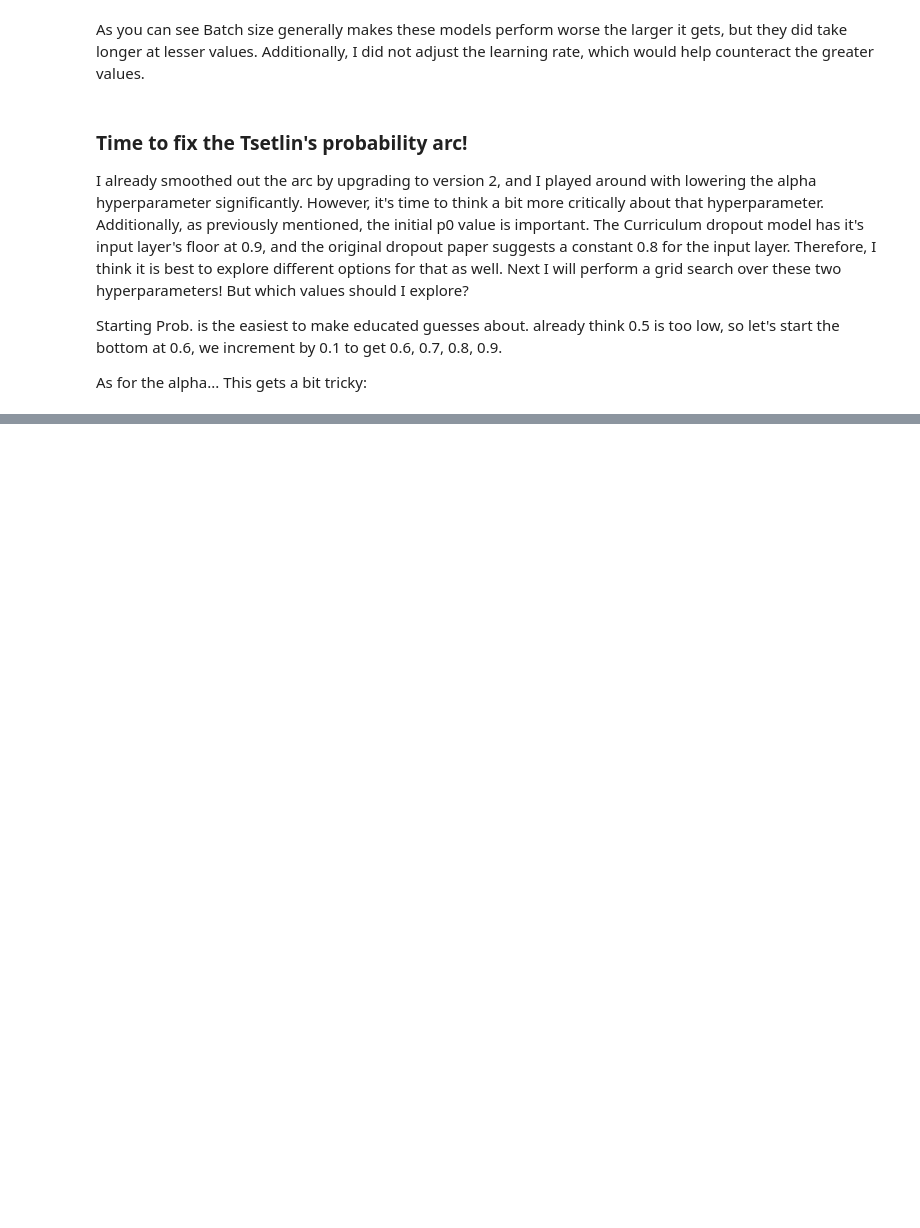
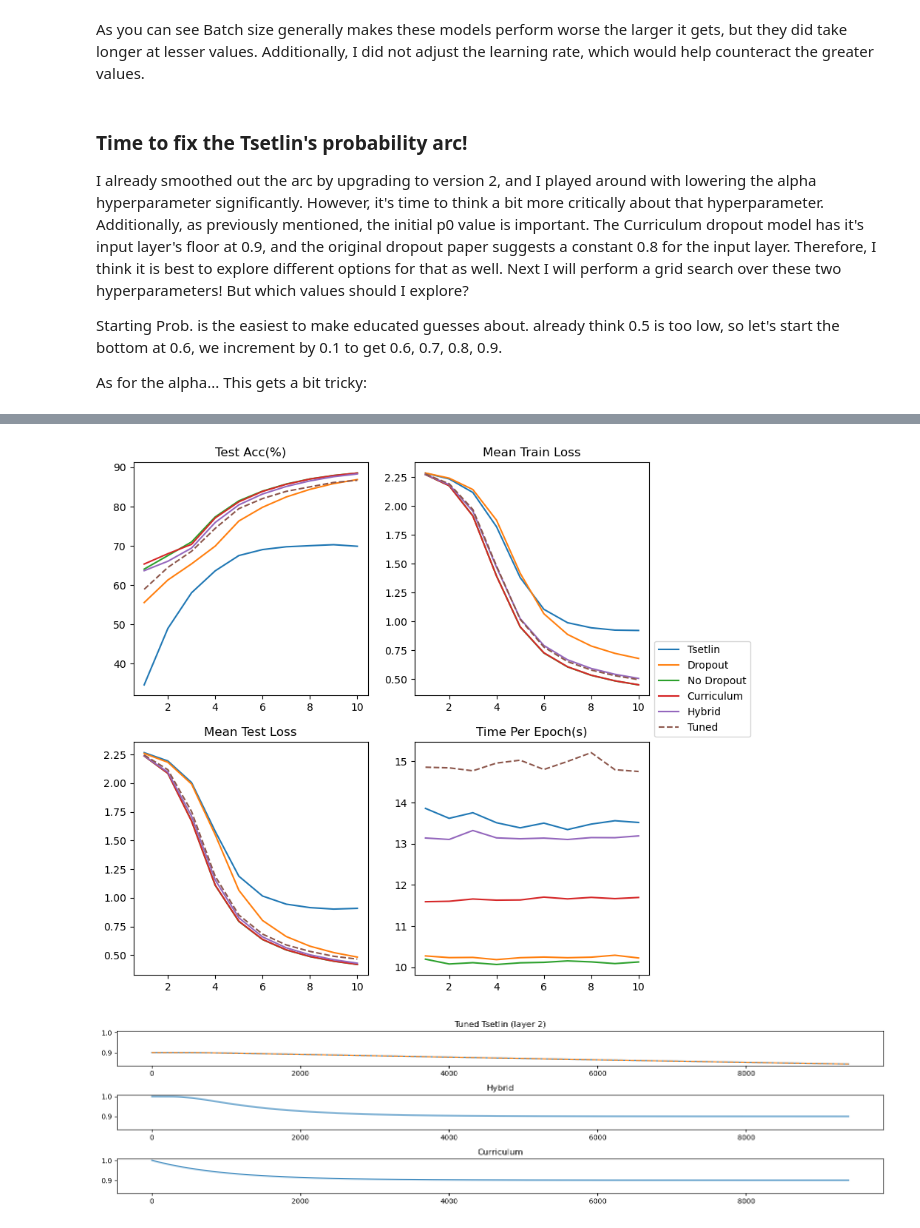
Before and after one commit to pjmcc2/dropoutResearch, a Jupyter notebook: results/Experiments on Version 2.ipynb, the cells around one changed output, grey strips where cells are left out. Cells and saved outputs as stored; diff of their text form; code cells hidden in the pictures; blank space fills up the shorter version.

```diff
--- a/results/Experiments on Version 2.ipynb
+++ b/results/Experiments on Version 2.ipynb
@@ -265,0 +256,64 @@ I will add it to the graph!
+# %%
+best = pd.read_csv(r"MNIST/2000 Model/MNIST_best_tset.csv")
+bmean = get_avg(best, "Epoch")
+
+x = np.arange(1,11)
+fig,ax = plt.subplots(2,2,figsize=(9,9))
+
+
+ax[0,0].plot(x,tmean['Test Acc(%)'],label="Tsetlin")
+ax[0,0].plot(x,dmean['Test Acc(%)'],label="Dropout")
+ax[0,0].plot(x,nmean['Test Acc(%)'],label="No Dropout")
+ax[0,0].plot(x,cmean['Test Acc(%)'],label="Curriculum")
+ax[0,0].plot(x,hmean['Test Acc(%)'],label="Hybrid")
+ax[0,0].plot(x,bmean['Test Acc(%)'],label="Tuned", linestyle="--")
+ax[0,0].set_title("Test Acc(%)")
+
+ax[0,1].plot(x,tmean["Mean Train Loss"],label="Tsetlin")
+ax[0,1].plot(x,dmean["Mean Train Loss"],label="Dropout")
+ax[0,1].plot(x,nmean["Mean Train Loss"],label="No Dropout")
+ax[0,1].plot(x,cmean["Mean Train Loss"],label="Curriculum")
+ax[0,1].plot(x,hmean["Mean Train Loss"],label="Hybrid")
+ax[0,1].plot(x,bmean["Mean Train Loss"],label="Tuned", linestyle="--")
+ax[0,1].set_title("Mean Train Loss")
+
+ax[1,0].plot(x,tmean["Mean Test Loss"],label="Tsetlin")
+ax[1,0].plot(x,dmean['Mean Test Loss'],label="Dropout")
+ax[1,0].plot(x,nmean['Mean Test Loss'],label="No Dropout")
+ax[1,0].plot(x,cmean['Mean Test Loss'],label="Curriculum")
+ax[1,0].plot(x,hmean['Mean Test Loss'],label="Hybrid")
+ax[1,0].plot(x,bmean["Mean Test Loss"],label="Tuned", linestyle="--")
+ax[1,0].set_title("Mean Test Loss")
+
+
+ax[1,1].plot(x,tmean["Time Per Epoch(s)"],label="Tsetlin")
+ax[1,1].plot(x,dmean["Time Per Epoch(s)"],label="Dropout")
+ax[1,1].plot(x,nmean["Time Per Epoch(s)"],label="No Dropout")
+ax[1,1].plot(x,cmean["Time Per Epoch(s)"],label="Curriculum")
+ax[1,1].plot(x,hmean["Time Per Epoch(s)"],label="Hybrid")
+ax[1,1].plot(x,bmean["Time Per Epoch(s)"],label="Tuned", linestyle="--")
+ax[1,1].set_title("Time Per Epoch(s)")
+
+plt.legend(loc="lower left",bbox_to_anchor=(1,1))
+plt.show()
+
+bprobs = pd.read_csv(r"MNIST/2000 Model/MNIST_best_tset_probs.csv")
+temp = np.array([bprobs[bprobs.Run == i]["Keep Probability"] for i in range(10)])
+bmean_prob = temp.mean(axis=0)
+
+
+cprobs = [(1-0.9)*np.exp(-0.001*i)+0.9 for i in range(1,len(tmean_prob)+1)]
+
+f2,a2 = plt.subplots(3,1,figsize=(16,4), sharey=True)
+
+a2[0].plot(np.arange(len(bmean_prob)), bmean_prob)
+a2[0].plot(np.arange(len(bmean_prob)),bprobs["Keep Probability"][:len(bmean_prob)],linestyle="--")
+a2[0].set_title("Tuned Tsetlin (layer 2)")
+a2[1].plot(np.arange(len(hmean_prob)),hmean_prob)
+a2[1].set_title("Hybrid")
+a2[2].plot(np.arange(len(hmean_prob)),cprobs)
+a2[2].set_title("Curriculum")
+plt.tight_layout()
+# %% [output]
+[figure, added]
+[figure, added]
```
Also changed, not shown: parts of 9 cells of this notebook, 26 other files.
